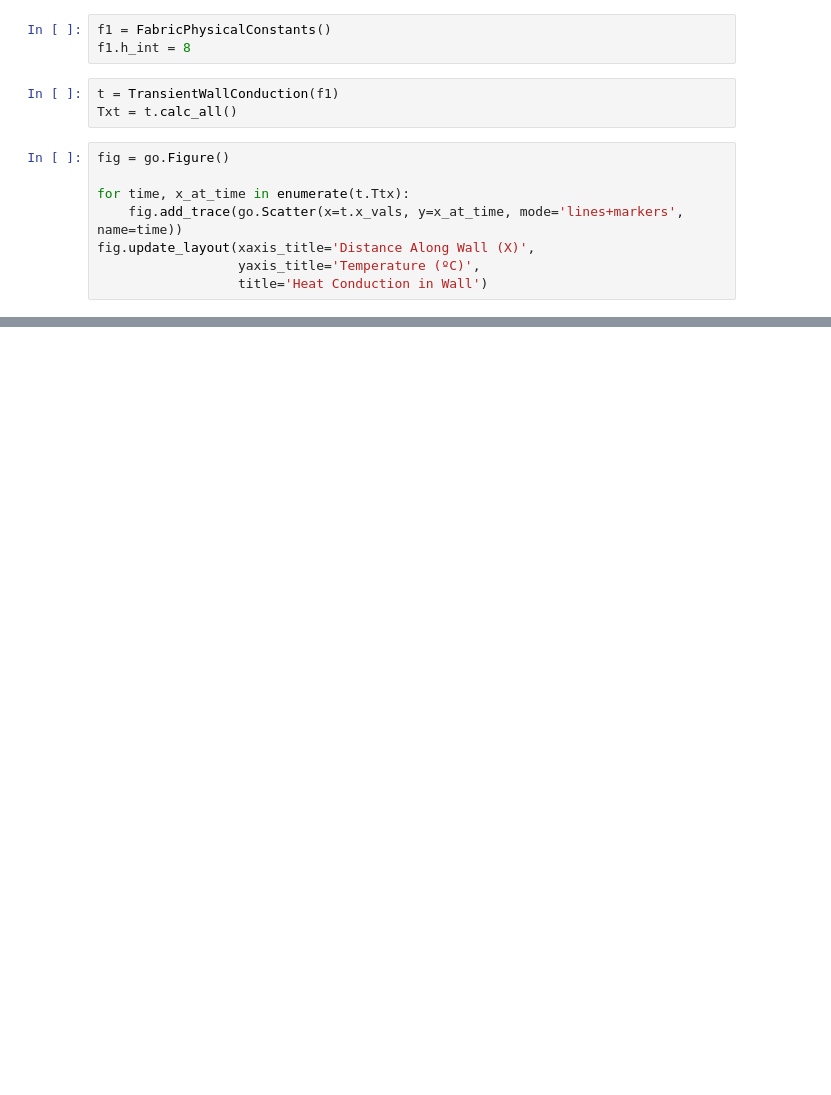
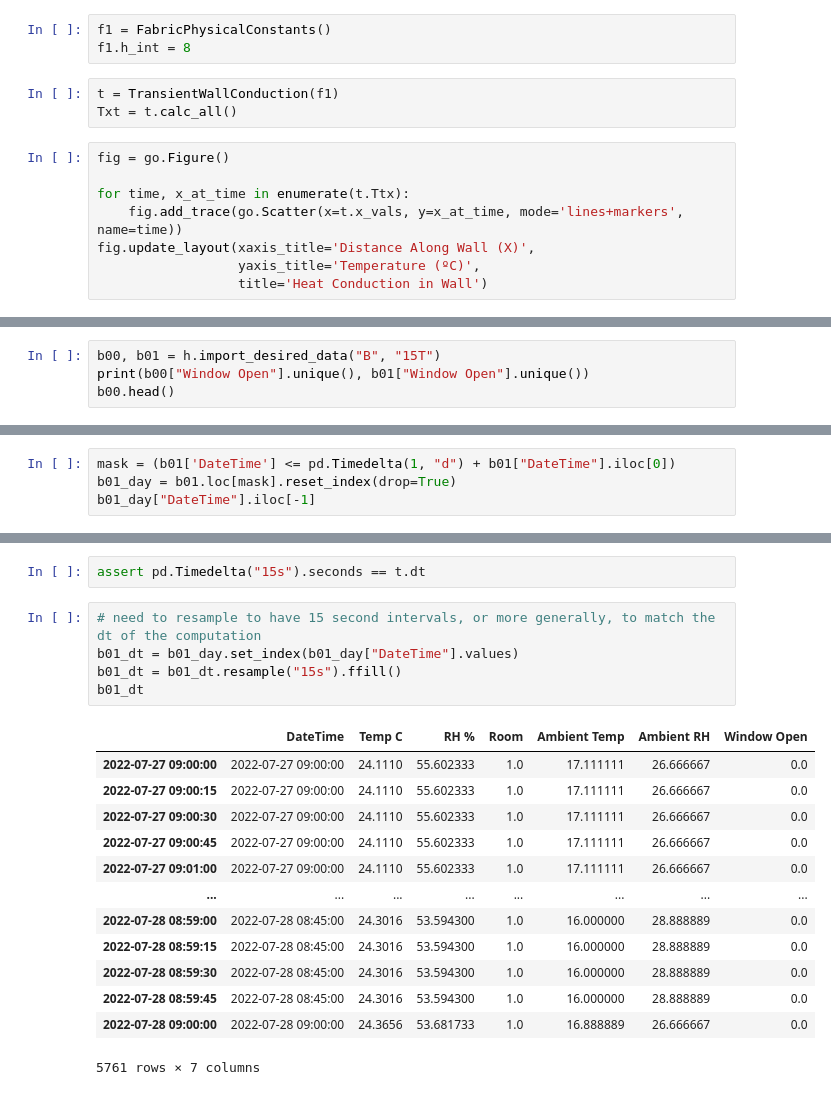
Before and after one commit to juliet29/windows, a Jupyter notebook: analysis/btm_notebooks/230803_wall_model.ipynb, the cells around one changed output, grey strips where cells are left out. Cells and saved outputs as stored; diff of their text form; blank space fills up the shorter version.

Commit message:
linking indoor outdoor temps

```diff
--- a/analysis/btm_notebooks/230803_wall_model.ipynb
+++ b/analysis/btm_notebooks/230803_wall_model.ipynb
@@ -96,0 +155,4 @@ fig.update_layout(xaxis_title='Distance Along Wall (X)',
+# %%
+b00, b01 = h.import_desired_data("B", "15T")
+print(b00["Window Open"].unique(), b01["Window Open"].unique())
+b00.head()
@@ -96,0 +173,4 @@ fig.update_layout(xaxis_title='Distance Along Wall (X)',
+# %%
+mask = (b01['DateTime'] <= pd.Timedelta(1, "d") + b01["DateTime"].iloc[0])
+b01_day = b01.loc[mask].reset_index(drop=True)
+b01_day["DateTime"].iloc[-1]
@@ -96,0 +179,21 @@ fig.update_layout(xaxis_title='Distance Along Wall (X)',
+# %%
+assert pd.Timedelta("15s").seconds == t.dt
+# %%
+# need to resample to have 15 second intervals, or more generally, to match the dt of the computation
+b01_dt = b01_day.set_index(b01_day["DateTime"].values)
+b01_dt = b01_dt.resample("15s").ffill()
+b01_dt
+# %% [output]
+|  | DateTime | Temp C | RH % | Room | Ambient Temp | Ambient RH | Window Open |
+| 2022-07-27 09:00:00 | 2022-07-27 09:00:00 | 24.1110 | 55.602333 | 1.0 | 17.111111 | 26.666667 | 0.0 |
+| 2022-07-27 09:00:15 | 2022-07-27 09:00:00 | 24.1110 | 55.602333 | 1.0 | 17.111111 | 26.666667 | 0.0 |
+| 2022-07-27 09:00:30 | 2022-07-27 09:00:00 | 24.1110 | 55.602333 | 1.0 | 17.111111 | 26.666667 | 0.0 |
+| 2022-07-27 09:00:45 | 2022-07-27 09:00:00 | 24.1110 | 55.602333 | 1.0 | 17.111111 | 26.666667 | 0.0 |
+| 2022-07-27 09:01:00 | 2022-07-27 09:00:00 | 24.1110 | 55.602333 | 1.0 | 17.111111 | 26.666667 | 0.0 |
+| ... | ... | ... | ... | ... | ... | ... | ... |
+| 2022-07-28 08:59:00 | 2022-07-28 08:45:00 | 24.3016 | 53.594300 | 1.0 | 16.000000 | 28.888889 | 0.0 |
+| 2022-07-28 08:59:15 | 2022-07-28 08:45:00 | 24.3016 | 53.594300 | 1.0 | 16.000000 | 28.888889 | 0.0 |
+| 2022-07-28 08:59:30 | 2022-07-28 08:45:00 | 24.3016 | 53.594300 | 1.0 | 16.000000 | 28.888889 | 0.0 |
+| 2022-07-28 08:59:45 | 2022-07-28 08:45:00 | 24.3016 | 53.594300 | 1.0 | 16.000000 | 28.888889 | 0.0 |
+| 2022-07-28 09:00:00 | 2022-07-28 09:00:00 | 24.3656 | 53.681733 | 1.0 | 16.888889 | 26.666667 | 0.0 |
+5761 rows × 7 columns
```
Also changed, not shown: parts of 18 cells of this notebook, 3 other files.
